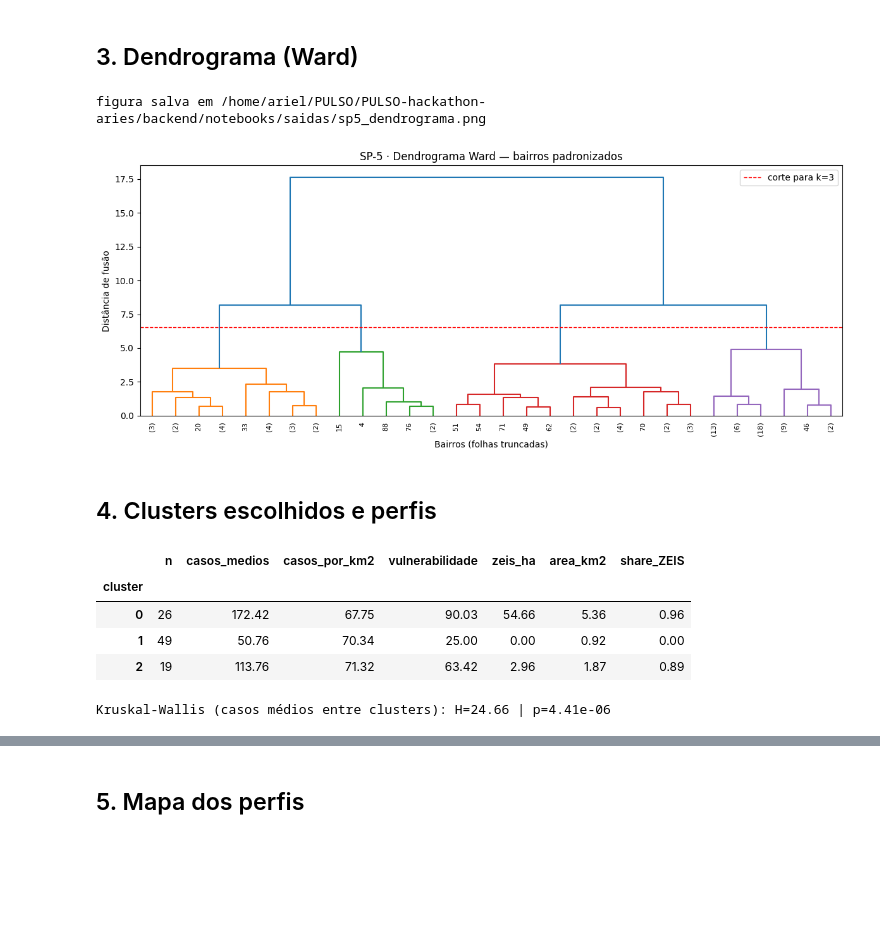
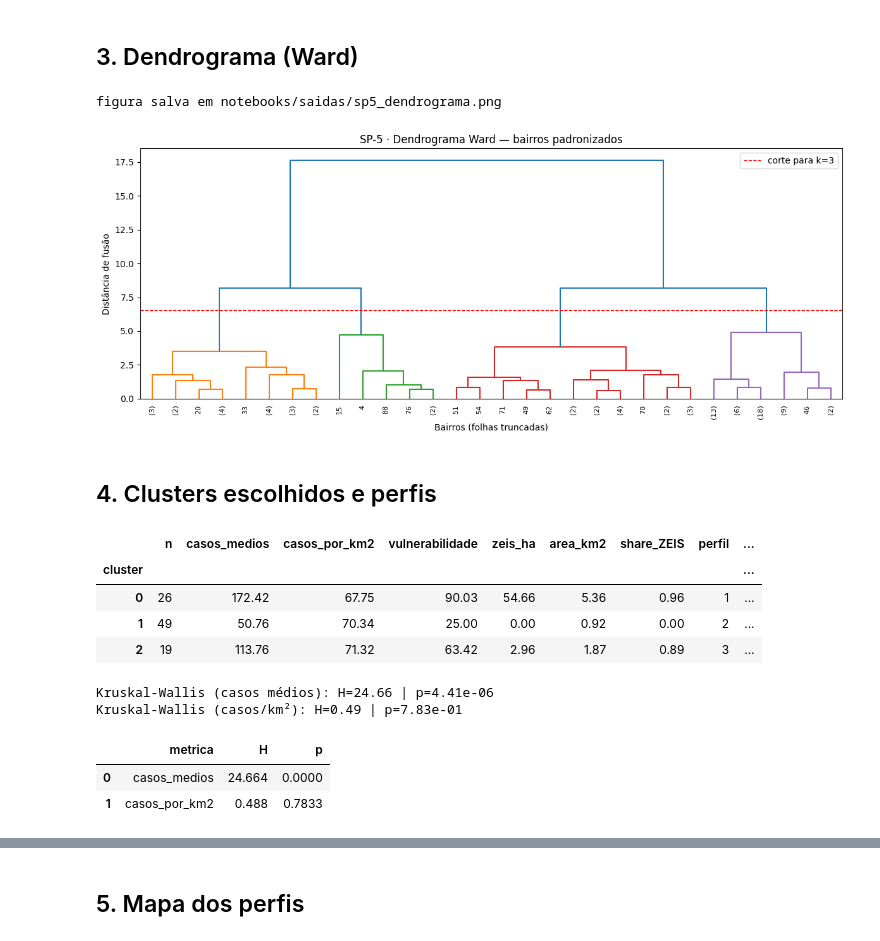
Before and after one commit to beatrizloyola/PULSO, a Jupyter notebook: backend/notebooks/sp5_clusters_k.ipynb, the cells around one changed output, grey strips where cells are left out. Cells and saved outputs as stored; diff of their text form; code cells hidden in the pictures; blank space fills up the shorter version.

```diff
--- a/backend/notebooks/sp5_clusters_k.ipynb
+++ b/backend/notebooks/sp5_clusters_k.ipynb
@@ -119,7 +119,14 @@ def estabilidade(X, k, n_boot=30):
             continue
         alt = AgglomerativeClustering(n_clusters=k, linkage="ward").fit_predict(X[idx])
         aris.append(adjusted_rand_score(base[idx], alt))
-    return float(np.mean(aris)), float(np.min(aris))
+    aris = np.array(aris)
+    return {
+        "ARI_medio": float(np.mean(aris)),
+        "ARI_mediano": float(np.median(aris)),
+        "ARI_minimo": float(np.min(aris)),
+        "ARI_p05": float(np.quantile(aris, 0.05)),
+        "ARI_abaixo_0.4": float(np.mean(aris < 0.4)),
+    }
 
 
 linhas = []
@@ -127,20 +134,21 @@ for k in range(2, 9):
     lab = AgglomerativeClustering(n_clusters=k, linkage="ward").fit_predict(X)
     sil = silhouette_score(X, lab)
     tamanhos = np.bincount(lab)
-    ari_medio = ari_min = np.nan
+    ari = {c: np.nan for c in ["ARI_medio", "ARI_mediano", "ARI_minimo", "ARI_p05", "ARI_abaixo_0.4"]}
     if k <= 5:
-        ari_medio, ari_min = estabilidade(X, k)
+        ari = estabilidade(X, k)
     linhas.append({
         "k": k, "silhouette": sil, "menor_cluster": int(tamanhos.min()),
-        "tamanhos": tamanhos.tolist(), "ARI_medio": ari_medio, "ARI_minimo": ari_min,
+        "tamanhos": tamanhos.tolist(), **ari,
     })
 
 tabela_k = pd.DataFrame(linhas)
-tabela_k[["silhouette", "ARI_medio", "ARI_minimo"]] = tabela_k[["silhouette", "ARI_medio", "ARI_minimo"]].round(3)
+cols_ari = ["silhouette", "ARI_medio", "ARI_mediano", "ARI_minimo", "ARI_p05", "ARI_abaixo_0.4"]
+tabela_k[cols_ari] = tabela_k[cols_ari].round(3)
 display(tabela_k)
 tabela_k.to_csv(_comum.SAIDAS_DIR / "sp5_escolha_k.csv", index=False)
 
-admissiveis = tabela_k[(tabela_k["menor_cluster"] >= 10) & (tabela_k["ARI_minimo"] >= 0.4)]
+admissiveis = tabela_k[(tabela_k["menor_cluster"] >= 10) & (tabela_k["ARI_p05"] >= 0.4)]
 K_ESCOLHIDO = int(admissiveis.sort_values("silhouette", ascending=False).iloc[0]["k"])
 print("k admissíveis:", admissiveis["k"].tolist())
 print("k escolhido:", K_ESCOLHIDO)
@@ -216,38 +225,61 @@ ax.set_ylabel("Distância de fusão")
 ax.legend()
 fig.tight_layout()
 caminho = _comum.salvar_figura(fig, "sp5_dendrograma.png")
-print("figura salva em", caminho)
+print("figura salva em", caminho.relative_to(_comum.BACKEND_DIR))
 plt.show()
 # %% [output]
-figura salva em /home/ariel/PULSO/PULSO-hackathon-aries/backend/notebooks/saidas/sp5_dendrograma.png
+figura salva em notebooks/saidas/sp5_dendrograma.png
 [figure]
 # %% [markdown]
 ## 4. Clusters escolhidos e perfis
 # %%
 lab = AgglomerativeClustering(n_clusters=K_ESCOLHIDO, linkage="ward").fit_predict(X)
 tab["cluster"] = lab
+
+nomes_perfil = {
+    0: "Perfil 1 — muito ZEIS / território extenso",
+    1: "Perfil 2 — sem ZEIS / território compacto",
+    2: "Perfil 3 — ZEIS residual / intermediário",
+}
+tab["perfil"] = tab["cluster"] + 1
+tab["perfil_nome"] = tab["cluster"].map(nomes_perfil)
 
 perfis = tab.groupby("cluster").agg(
     n=("key", "size"),
     casos_medios=("casos_medios", "mean"),
     casos_por_km2=("casos_por_km2", "mean"),
     vulnerabilidade=("vulnerabilidade_score", "mean"),
     zeis_ha=("zeis_ha", "mean"),
     area_km2=("area_km2", "mean"),
 ).round(2)
 perfis["share_ZEIS"] = tab.groupby("cluster")["zeis_ha"].apply(lambda s: (s > 0).mean()).round(2)
+perfis["perfil"] = perfis.index + 1
+perfis["perfil_nome"] = perfis.index.map(nomes_perfil)
 display(perfis)
 perfis.to_csv(_comum.SAIDAS_DIR / "sp5_perfis_clusters.csv")
 
-kw = kruskal(*[tab.loc[tab["cluster"] == c, "casos_medios"] for c in range(K_ESCOLHIDO)])
-print(f"Kruskal-Wallis (casos médios entre clusters): H={kw.statistic:.2f} | p={kw.pvalue:.2e}")
+kw_casos = kruskal(*[tab.loc[tab["cluster"] == c, "casos_medios"] for c in range(K_ESCOLHIDO)])
+kw_dens = kruskal(*[tab.loc[tab["cluster"] == c, "casos_por_km2"] for c in range(K_ESCOLHIDO)])
+print(f"Kruskal-Wallis (casos médios): H={kw_casos.statistic:.2f} | p={kw_casos.pvalue:.2e}")
+print(f"Kruskal-Wallis (casos/km²): H={kw_dens.statistic:.2f} | p={kw_dens.pvalue:.2e}")
+
+validacao = pd.DataFrame([
+    {"metrica": "casos_medios", "H": kw_casos.statistic, "p": kw_casos.pvalue},
+    {"metrica": "casos_por_km2", "H": kw_dens.statistic, "p": kw_dens.pvalue},
+]).round({"H": 3, "p": 4})
+display(validacao)
+validacao.to_csv(_comum.SAIDAS_DIR / "sp5_validacao_externa.csv", index=False)
 # %% [output]
-|  | n | casos_medios | casos_por_km2 | vulnerabilidade | zeis_ha | area_km2 | share_ZEIS |
-| cluster |  |  |  |  |  |  |  |
-| 0 | 26 | 172.42 | 67.75 | 90.03 | 54.66 | 5.36 | 0.96 |
-| 1 | 49 | 50.76 | 70.34 | 25.00 | 0.00 | 0.92 | 0.00 |
-| 2 | 19 | 113.76 | 71.32 | 63.42 | 2.96 | 1.87 | 0.89 |
+|  | n | casos_medios | casos_por_km2 | vulnerabilidade | zeis_ha | area_km2 | share_ZEIS | perfil | ... |
+| cluster |  |  |  |  |  |  |  |  | ... |
+| 0 | 26 | 172.42 | 67.75 | 90.03 | 54.66 | 5.36 | 0.96 | 1 | ... |
+| 1 | 49 | 50.76 | 70.34 | 25.00 | 0.00 | 0.92 | 0.00 | 2 | ... |
+| 2 | 19 | 113.76 | 71.32 | 63.42 | 2.96 | 1.87 | 0.89 | 3 | ... |
-Kruskal-Wallis (casos médios entre clusters): H=24.66 | p=4.41e-06
+Kruskal-Wallis (casos médios): H=24.66 | p=4.41e-06
+Kruskal-Wallis (casos/km²): H=0.49 | p=7.83e-01
+|  | metrica | H | p |
+| 0 | casos_medios | 24.664 | 0.0000 |
+| 1 | casos_por_km2 | 0.488 | 0.7833 |
 # %%
 sil_vals = silhouette_samples(X, lab)
 fig, ax = plt.subplots(figsize=(8, 5))
```
Also changed, not shown: parts of 6 cells of this notebook, 6 other files.
